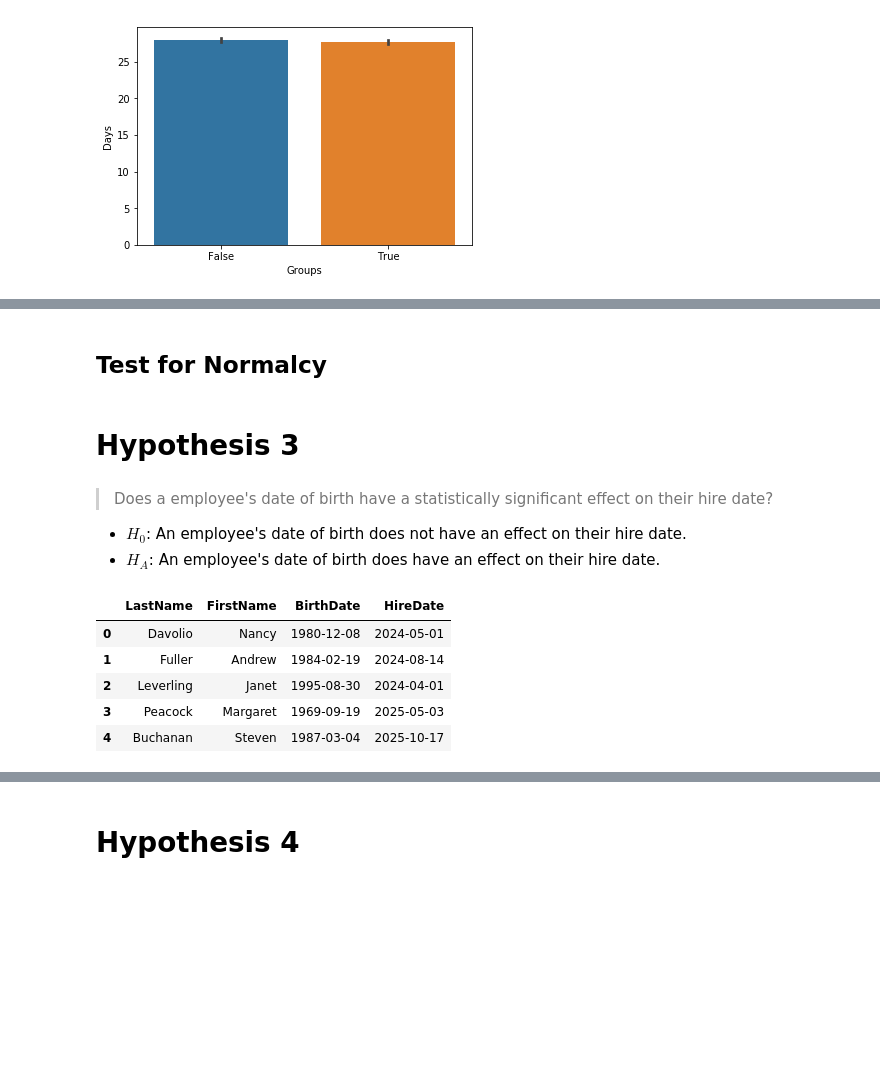
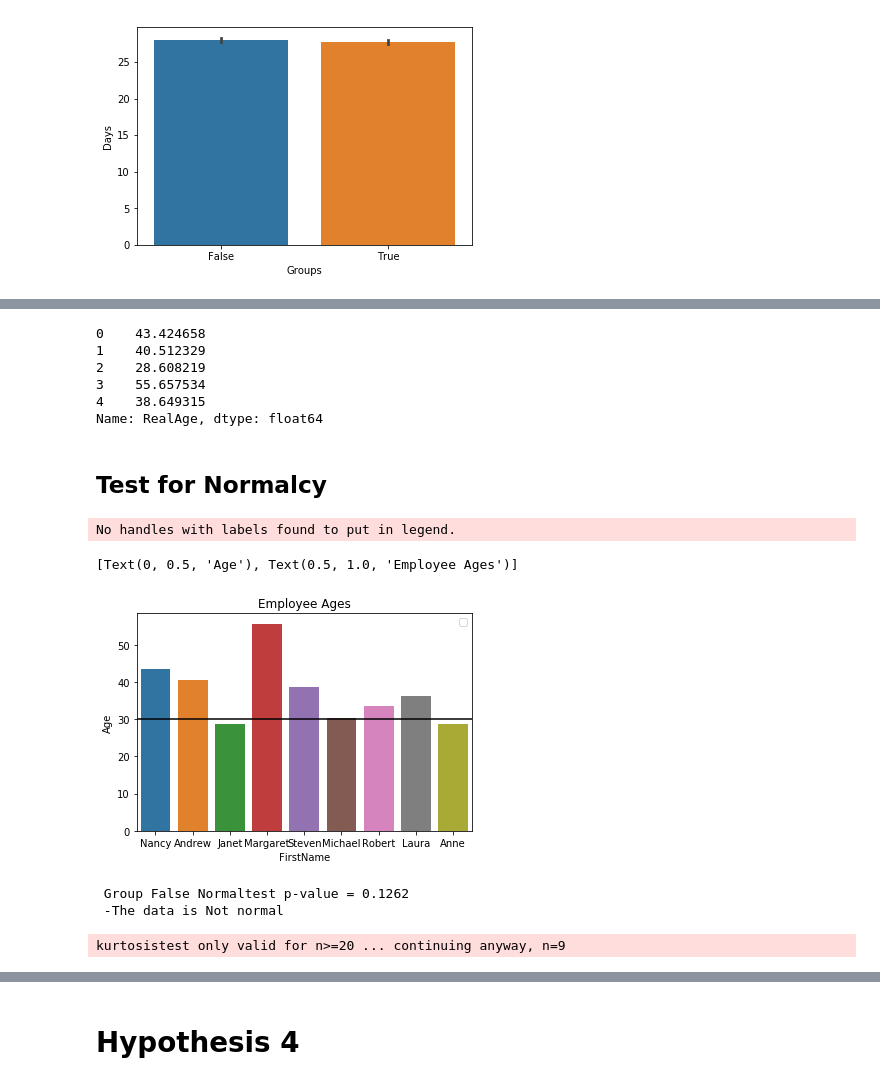
Before and after one commit to jdsmithwes/hypothesis_testing_workflow_python, a Jupyter notebook: student.ipynb, the cells around one changed output, grey strips where cells are left out. Saved outputs shown, nothing was run; the diff lists cells and outputs as text; code cells hidden in the pictures; blank space fills up the shorter version.

```diff
--- a/student.ipynb
+++ b/student.ipynb
@@ -406,24 +442,39 @@ Using a non-tuple sequence for multidimensional indexing is deprecated; use `arr
+# %%
+#Calculating age at hire
+df['BirthDate'] = pd.to_datetime(df['BirthDate'])
+df['HireDate'] = pd.to_datetime(df['HireDate'])
+df['Age'] = abs(df['HireDate'] - df['BirthDate'])
+
+df['Age'] = (df['Age'] / np.timedelta64(1, 'D')).astype(float) #stack overflow is a god send
+df['RealAge'] = df['Age']/365
+df['RealAge'].head()
+# %% [output]
+0    43.424658
+1    40.512329
+2    28.608219
+3    55.657534
+4    38.649315
+Name: RealAge, dtype: float64
 # %% [markdown]
 ## Test for Normalcy
-# %% [markdown]
-# Hypothesis 3
-# %% [markdown]
-> Does a employee's date of birth have a statistically significant effect on their hire date?
-
-- $H_0$: An employee's date of birth does not have an effect on their hire date.
-- $H_A$: An employee's date of birth does have an effect on their hire date.
-# %%
-import sqlite3
-connect = sqlite3.connect('Northwind_small.sqlite')
-cur = connect.cursor()
-cur.execute("""SELECT LastName,FirstName,BirthDate,HireDate FROM Employee;""")
-df = pd.DataFrame(cur.fetchall())
-df.columns = [x[0] for x in cur.description]
-df.head()
-# %% [output]
-|  | LastName | FirstName | BirthDate | HireDate |
-| 0 | Davolio | Nancy | 1980-12-08 | 2024-05-01 |
-| 1 | Fuller | Andrew | 1984-02-19 | 2024-08-14 |
-| 2 | Leverling | Janet | 1995-08-30 | 2024-04-01 |
-| 3 | Peacock | Margaret | 1969-09-19 | 2025-05-03 |
-| 4 | Buchanan | Steven | 1987-03-04 | 2025-10-17 |
+# %%
+sns.barplot(data= df,x='FirstName', y='RealAge',ci=68)
+plt.axhline(y=30,xmin = 0,xmax=1, color = 'black')
+ax = plt.gca()
+ax.legend()
+ax.set(title = 'Employee Ages',ylabel='Age')
+# %% [output]
+No handles with labels found to put in legend.
+[Text(0, 0.5, 'Age'), Text(0.5, 1.0, 'Employee Ages')]
+[figure, added]
+# %%
+#Normalcy test with scipy library
+v = df['RealAge']
+stat,p = stats.normaltest(v)
+print(f' Group {k} Normaltest p-value = {round(p,4)}')
+sig = 'is Not' if p<0.5 else 'is'
+print(f' -The data {sig} normal')
+# %% [output]
+ Group False Normaltest p-value = 0.1262
+ -The data is Not normal
+kurtosistest only valid for n>=20 ... continuing anyway, n=9
```
Also changed, not shown: parts of 31 cells of this notebook.
